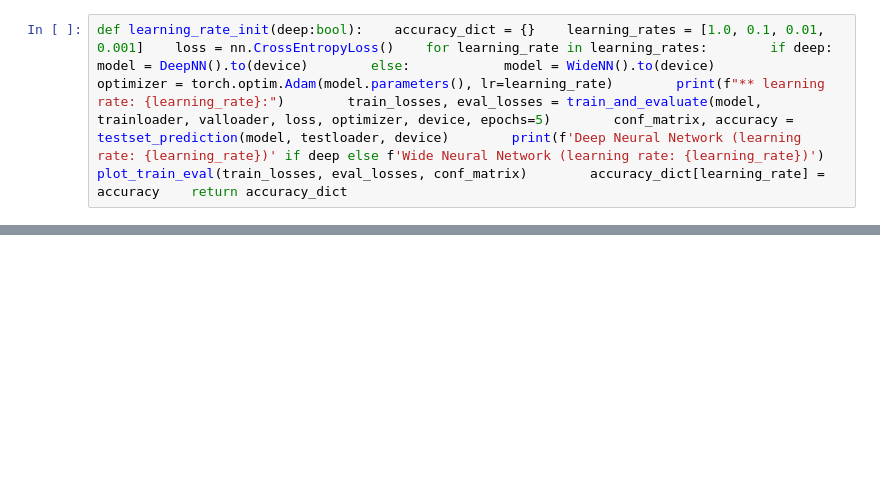
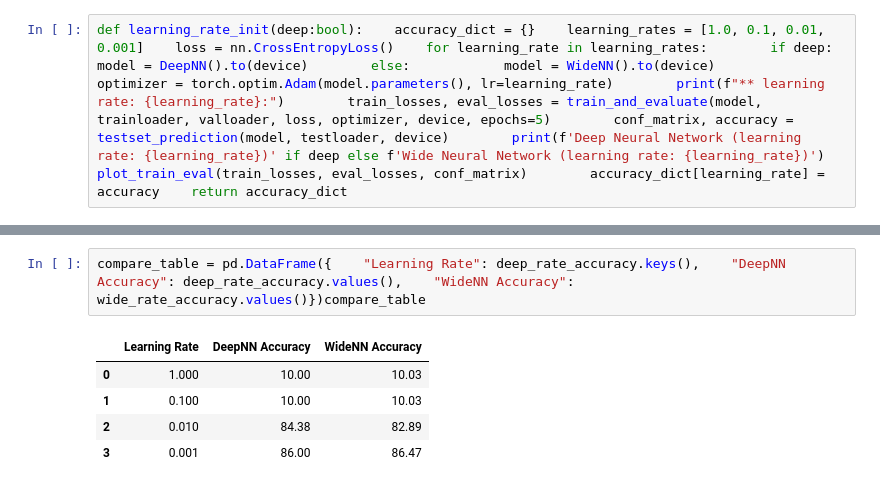
Before and after one commit to MSadegh-Eft/multilayer-perceptron-ann, a Jupyter notebook: main.ipynb, the cells around one changed output, grey strips where cells are left out. Saved outputs shown, nothing was run; the diff lists cells and outputs as text; blank space fills up the shorter version.

```diff
--- a/main.ipynb
+++ b/main.ipynb
@@ -162,0 +184,8 @@ def learning_rate_init(deep:bool):    accuracy_dict = {}    learning_rates = [1.
+# %%
+compare_table = pd.DataFrame({    "Learning Rate": deep_rate_accuracy.keys(),    "DeepNN Accuracy": deep_rate_accuracy.values(),    "WideNN Accuracy": wide_rate_accuracy.values()})compare_table
+# %% [output]
+|  | Learning Rate | DeepNN Accuracy | WideNN Accuracy |
+| 0 | 1.000 | 10.00 | 10.03 |
+| 1 | 0.100 | 10.00 | 10.03 |
+| 2 | 0.010 | 84.38 | 82.89 |
+| 3 | 0.001 | 86.00 | 86.47 |
```
Also changed, not shown: parts of 1 cell of this notebook.
